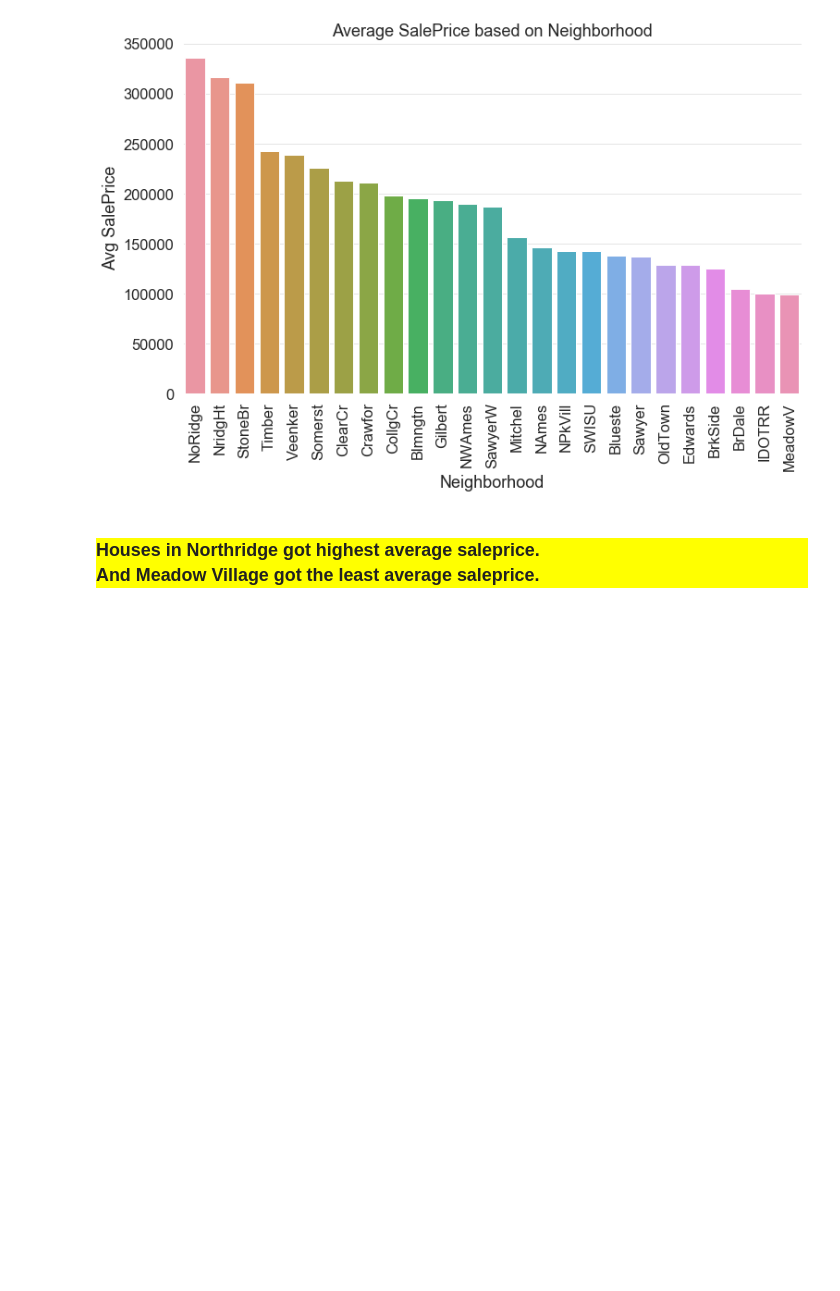
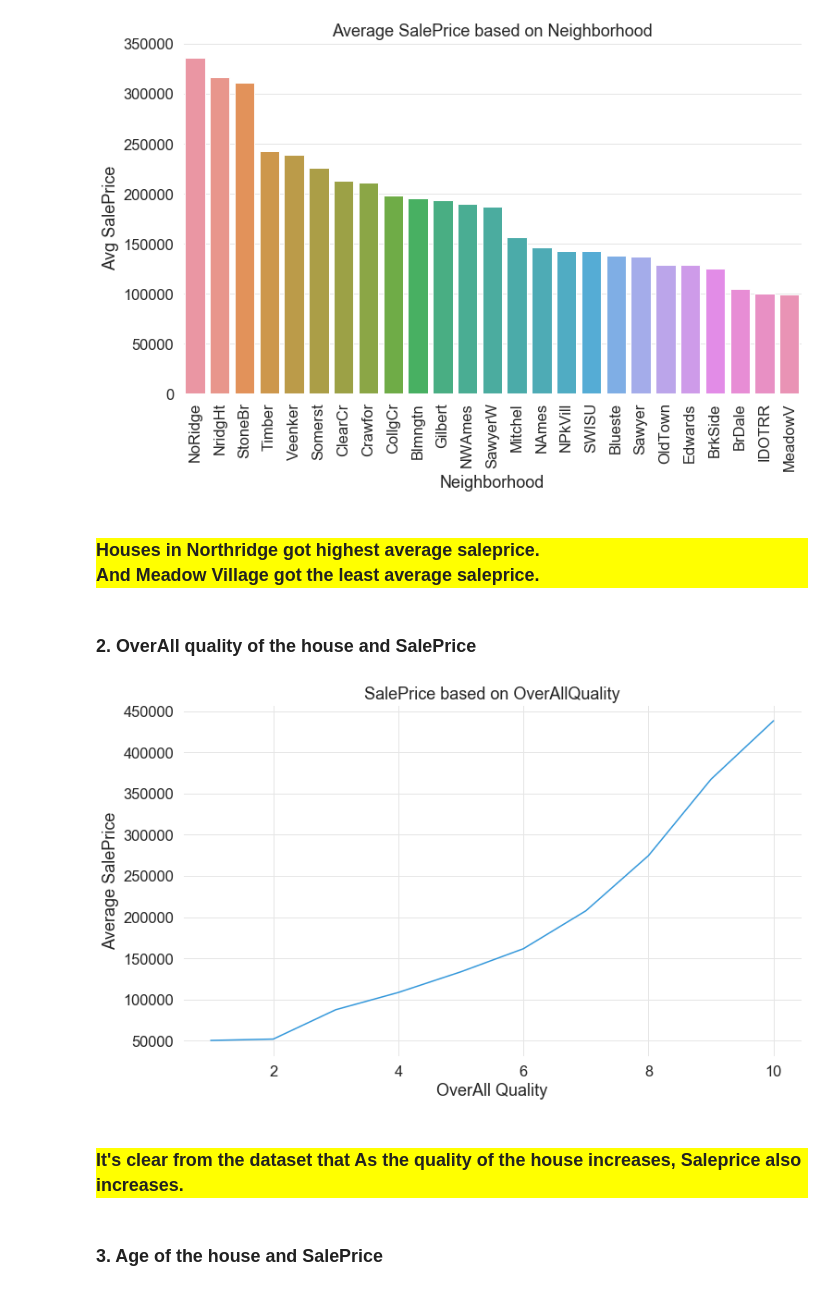
Before and after one commit to ajithcl/HousePricePrediction, a Jupyter notebook: HousePricePrediction.ipynb, the cells around one changed output. Saved outputs shown, nothing was run; the diff lists cells and outputs as text; code cells hidden in the pictures; blank space fills up the shorter version.

```diff
--- a/HousePricePrediction.ipynb
+++ b/HousePricePrediction.ipynb
@@ -2143,3 +2184,26 @@ del([grp_neighbrhd,df_neighbrhd,df])
 Houses in Northridge got highest average saleprice.<br>
 And Meadow Village got the least average saleprice.
 </h3>
+# %% [markdown]
+### 2. OverAll quality of the house and SalePrice
+# %%
+grp_overallqual=df_train.groupby("OverallQual")
+unique_overallqual=df_train.OverallQual.unique()
+sale_price_list,overall_qual=[],[]
+for item in unique_overallqual:
+    df=grp_overallqual.get_group(item)
+    overall_qual.append(item)
+    sale_price_list.append(df.SalePrice.mean())
+df_overallqual=pd.DataFrame({"OverallQual":overall_qual,
+                            "SalePrice": sale_price_list})
+# %%
+sns.lineplot(data=df_overallqual,x="OverallQual",y="SalePrice");
+plt.title("SalePrice based on OverAllQuality");
+plt.ylabel("Average SalePrice");
+plt.xlabel("OverAll Quality");
+# %% [output]
+[figure, added]
+# %% [markdown]
+<h3 style='background-color:yellow'>
+It's clear from the dataset that As the quality of the house increases, Saleprice also increases.
+</h3>
@@ -2145,0 +2212,2 @@ And Meadow Village got the least average saleprice.
+# %% [markdown]
+### 3. Age of the house and SalePrice
```
Also changed, not shown: parts of 97 cells of this notebook.
